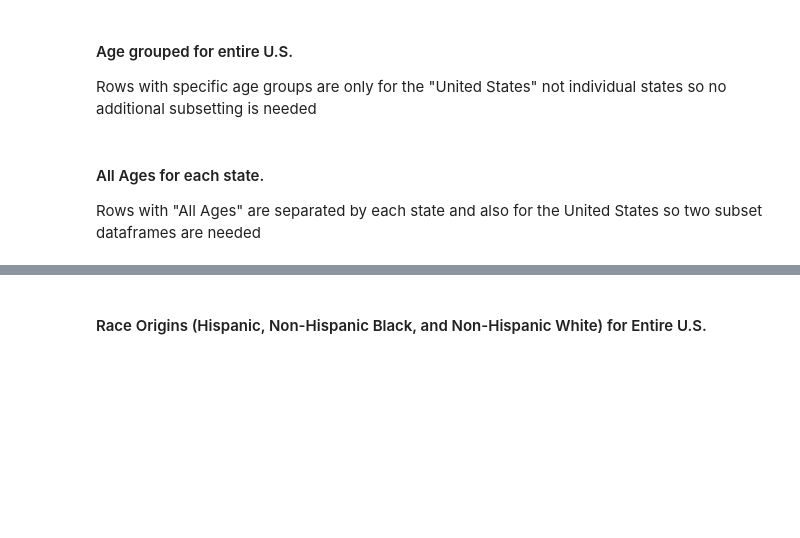
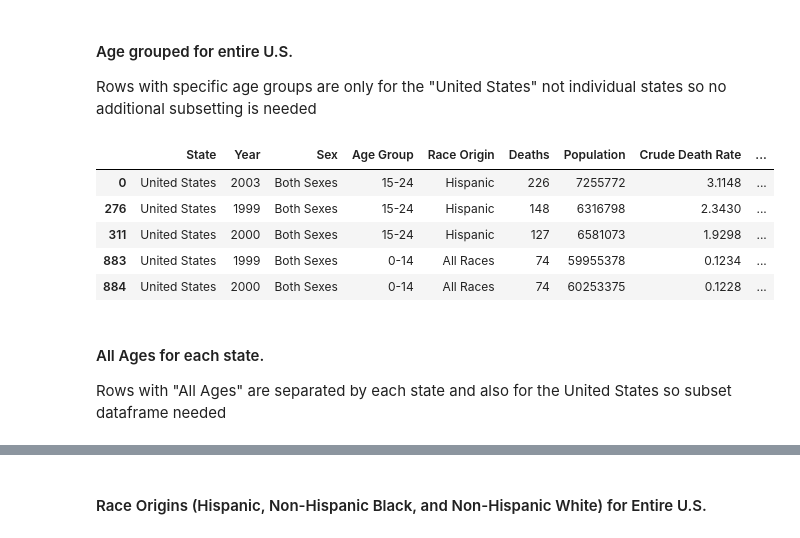
Before and after one commit to cwaggles/TOOL1_FINAL_PROJECT, a Jupyter notebook: Data Science Tools 1 - Final Project.ipynb, the cells around one changed output, grey strips where cells are left out. Saved outputs shown, nothing was run; the diff lists cells and outputs as text; code cells hidden in the pictures; blank space fills up the shorter version.

```diff
--- a/Data Science Tools 1 - Final Project.ipynb
+++ b/Data Science Tools 1 - Final Project.ipynb
@@ -123,10 +149,17 @@ Rows with specific age groups are only for the "United States" not individual st
 # %%
 #Age Grouped for United States
 age_grouped_us = drug_mort[drug_mort["Age Group"]!="All Ages"]
-#age_grouped_us.head()
+age_grouped_us.head()
+# %% [output]
+|  | State | Year | Sex | Age Group | Race Origin | Deaths | Population | Crude Death Rate | ... |
+| 0 | United States | 2003 | Both Sexes | 15-24 | Hispanic | 226 | 7255772 | 3.1148 | ... |
+| 276 | United States | 1999 | Both Sexes | 15-24 | Hispanic | 148 | 6316798 | 2.3430 | ... |
+| 311 | United States | 2000 | Both Sexes | 15-24 | Hispanic | 127 | 6581073 | 1.9298 | ... |
+| 883 | United States | 1999 | Both Sexes | 0-14 | All Races | 74 | 59955378 | 0.1234 | ... |
+| 884 | United States | 2000 | Both Sexes | 0-14 | All Races | 74 | 60253375 | 0.1228 | ... |
 # %% [markdown]
 #### All Ages for each state.
-Rows with "All Ages" are separated by each state and also for the United States so two subset dataframes are needed
+Rows with "All Ages" are separated by each state and also for the United States so subset dataframe needed
 # %%
 #Ages by State
 all_ages_state = drug_mort[drug_mort["Age Group"]=="All Ages"]
```
Also changed, not shown: parts of 29 cells of this notebook.
